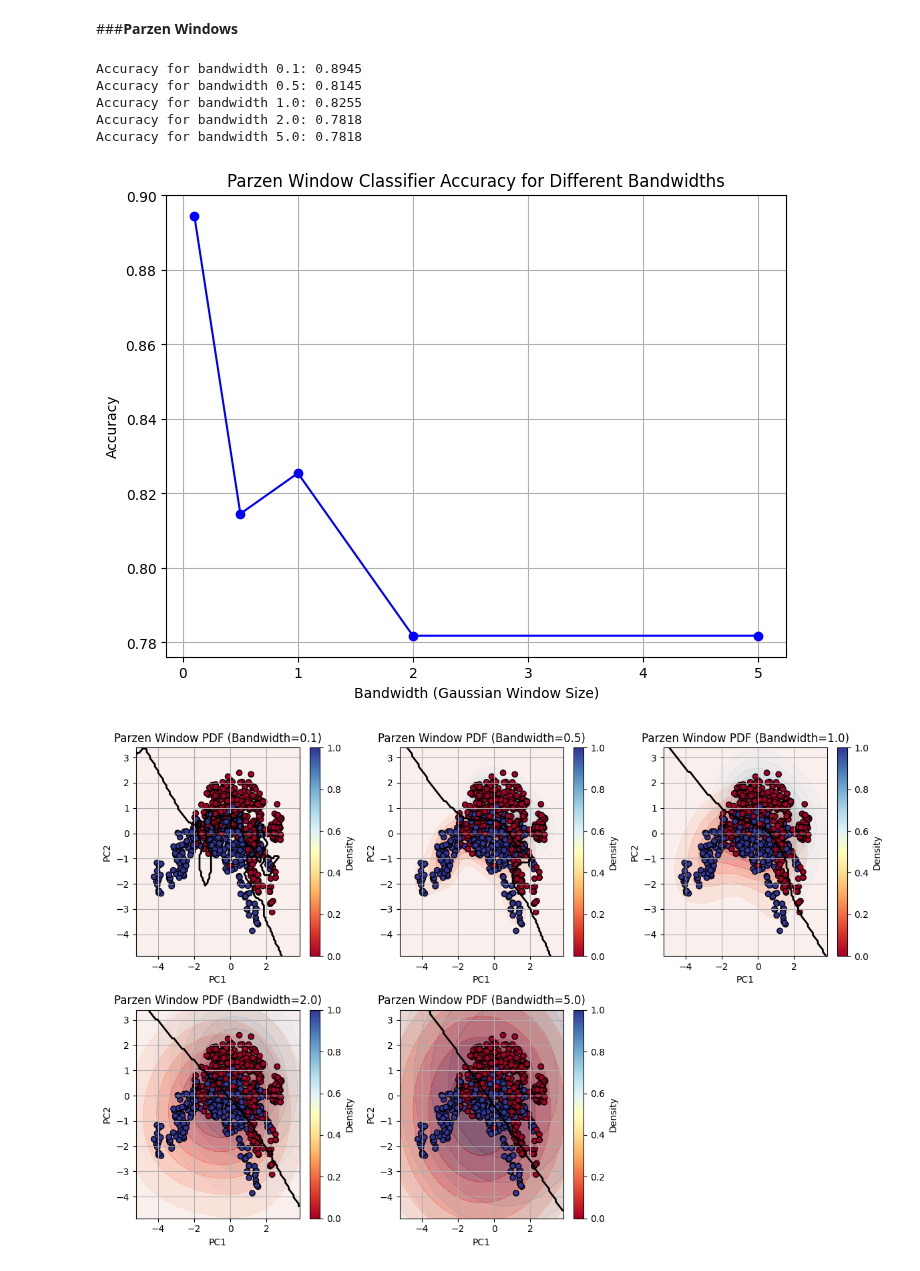
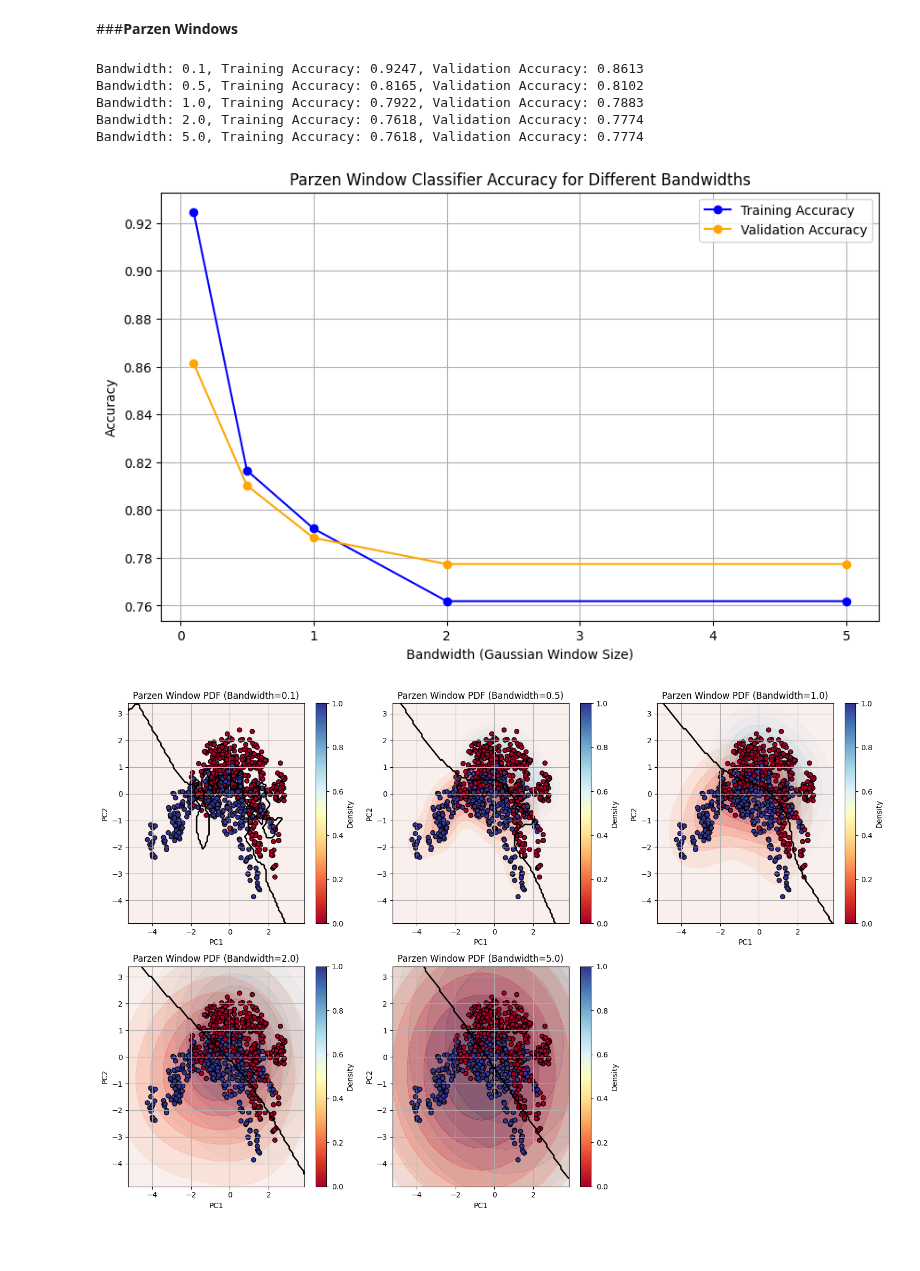
Before and after one commit to miltiadiss/CEID_NE5237-Decision-Theory, a Jupyter notebook: Project 2/Counterfeiting_of_banknotes.ipynb, the cells around one changed output. Drawn from its saved outputs; the diff is of its cells as text; code cells hidden in the pictures; blank space fills up the shorter version.

```diff
--- a/Project 2/Counterfeiting_of_banknotes.ipynb
+++ b/Project 2/Counterfeiting_of_banknotes.ipynb
@@ -63,7 +63,7 @@ PC2  0.754591 -0.050340 -0.153459  0.636010
 from sklearn.metrics import accuracy_score
 import numpy as np
 import matplotlib.pyplot as plt
-from scipy.stats import norm
+import pandas as pd
 
 # Parzen Window with Gaussian Kernel
 def parzen_window(X_train, y_train, X_test, bandwidth):
@@ -116,74 +116,75 @@ def parzen_window_pdf(X_train, y_train, X_test, bandwidth):
 
     return pdfs
 
-# Generate a grid of points to plot the PDF
+# Generate a grid of points for plotting
 x_min, x_max = X_train['PC1'].min() - 1, X_train['PC1'].max() + 1
 y_min, y_max = X_train['PC2'].min() - 1, X_train['PC2'].max() + 1
 xx, yy = np.meshgrid(np.linspace(x_min, x_max, 100), np.linspace(y_min, y_max, 100))
 grid_points = np.c_[xx.ravel(), yy.ravel()]
 
-# Different bandwidths for Gaussian kernel
+# Bandwidths to evaluate
 bandwidths = [0.1, 0.5, 1.0, 2.0, 5.0]
 
-# Store accuracy for each bandwidth
-accuracies = []
+# Store accuracies for training and validation sets
+train_accuracies = []
+val_accuracies = []
 
-# Test Parzen window for different bandwidths
 for bandwidth in bandwidths:
-    # Apply Parzen window to classify the test data
-    y_pred = parzen_window(X_train, y_train, X_test, bandwidth)
+    # Predict on training set
+    y_train_pred = parzen_window(X_train, y_train, X_train, bandwidth)
+    train_accuracy = accuracy_score(y_train, y_train_pred)
+    train_accuracies.append(train_accuracy)
 
-    # Calculate accuracy
-    accuracy = accuracy_score(y_test, y_pred)
-    accuracies.append(accuracy)
-    print(f"Accuracy for bandwidth {bandwidth}: {accuracy:.4f}")
+    # Predict on validation set
+    y_val_pred = parzen_window(X_train, y_train, X_val, bandwidth)
+    val_accuracy = accuracy_score(y_val, y_val_pred)
+    val_accuracies.append(val_accuracy)
 
-# Plot the results
-plt.figure(figsize=(8, 6))
-plt.plot(bandwidths, accuracies, marker='o', linestyle='-', color='b')
+    print(f"Bandwidth: {bandwidth}, Training Accuracy: {train_accuracy:.4f}, Validation Accuracy: {val_accuracy:.4f}")
+
+# Plot training and validation accuracies
+plt.figure(figsize=(10, 6))
+plt.plot(bandwidths, train_accuracies, marker='o', linestyle='-', label='Training Accuracy', color='blue')
+plt.plot(bandwidths, val_accuracies, marker='o', linestyle='-', label='Validation Accuracy', color='orange')
 plt.xlabel('Bandwidth (Gaussian Window Size)')
 plt.ylabel('Accuracy')
 plt.title('Parzen Window Classifier Accuracy for Different Bandwidths')
+plt.legend()
 plt.grid(True)
 plt.show()
 
-# Plot the PDFs for different bandwidths
-plt.figure(figsize=(12, 8))
-
+# Plot PDFs for each bandwidth on a grid
+plt.figure(figsize=(15, 10))
 for bandwidth in bandwidths:
-    # Compute the Parzen window PDF for the grid of points
     pdfs = parzen_window_pdf(X_train, y_train, pd.DataFrame(grid_points, columns=['PC1', 'PC2']), bandwidth)
-
-    # Reshape the PDF values to match the grid shape
     Z_class_0 = np.array(pdfs[0]).reshape(xx.shape)
     Z_class_1 = np.array(pdfs[1]).reshape(xx.shape)
 
-    # Plot the PDFs for each class
     plt.subplot(2, 3, bandwidths.index(bandwidth) + 1)
     plt.contourf(xx, yy, Z_class_0, alpha=0.5, cmap='Blues')
     plt.contourf(xx, yy, Z_class_1, alpha=0.5, cmap='Reds')
 
-    # Plot the decision boundaries
+    # Plot decision boundaries
     decision_boundaries = parzen_window(X_train, y_train, pd.DataFrame(grid_points, columns=['PC1', 'PC2']), bandwidth)
     decision_boundaries = decision_boundaries.reshape(xx.shape)
     plt.contour(xx, yy, decision_boundaries, levels=[0.5], linewidths=2, colors='black')
 
-    # Plot the training data points
+    # Plot training data points
     plt.scatter(X_train['PC1'], X_train['PC2'], c=y_train, cmap=plt.cm.RdYlBu, edgecolors='k', marker='o')
 
     plt.title(f'Parzen Window PDF (Bandwidth={bandwidth})')
     plt.xlabel('PC1')
     plt.ylabel('PC2')
     plt.colorbar(label='Density')
     plt.grid(True)
 
 plt.tight_layout()
 plt.show()
 # %% [output]
-Accuracy for bandwidth 0.1: 0.8945
-Accuracy for bandwidth 0.5: 0.8145
-Accuracy for bandwidth 1.0: 0.8255
-Accuracy for bandwidth 2.0: 0.7818
-Accuracy for bandwidth 5.0: 0.7818
+Bandwidth: 0.1, Training Accuracy: 0.9247, Validation Accuracy: 0.8613
+Bandwidth: 0.5, Training Accuracy: 0.8165, Validation Accuracy: 0.8102
+Bandwidth: 1.0, Training Accuracy: 0.7922, Validation Accuracy: 0.7883
+Bandwidth: 2.0, Training Accuracy: 0.7618, Validation Accuracy: 0.7774
+Bandwidth: 5.0, Training Accuracy: 0.7618, Validation Accuracy: 0.7774
-[figure, old version]
+[figure, new version]
-[figure, old version]
+[figure, new version]
```
Also changed, not shown: parts of 1 cell of this notebook.
